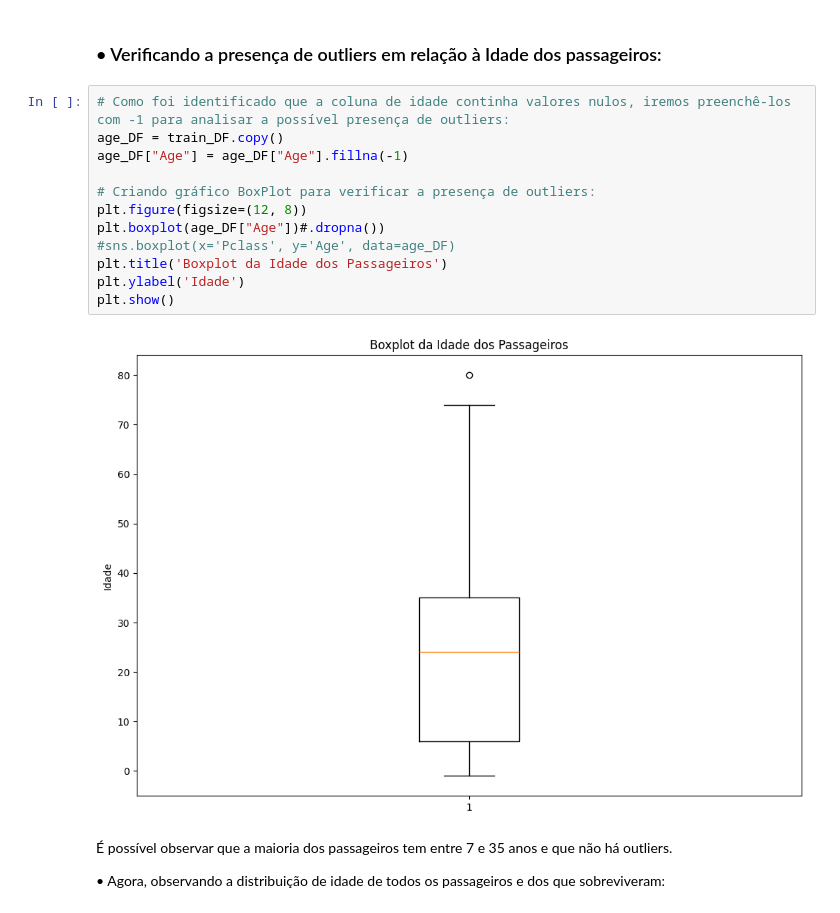
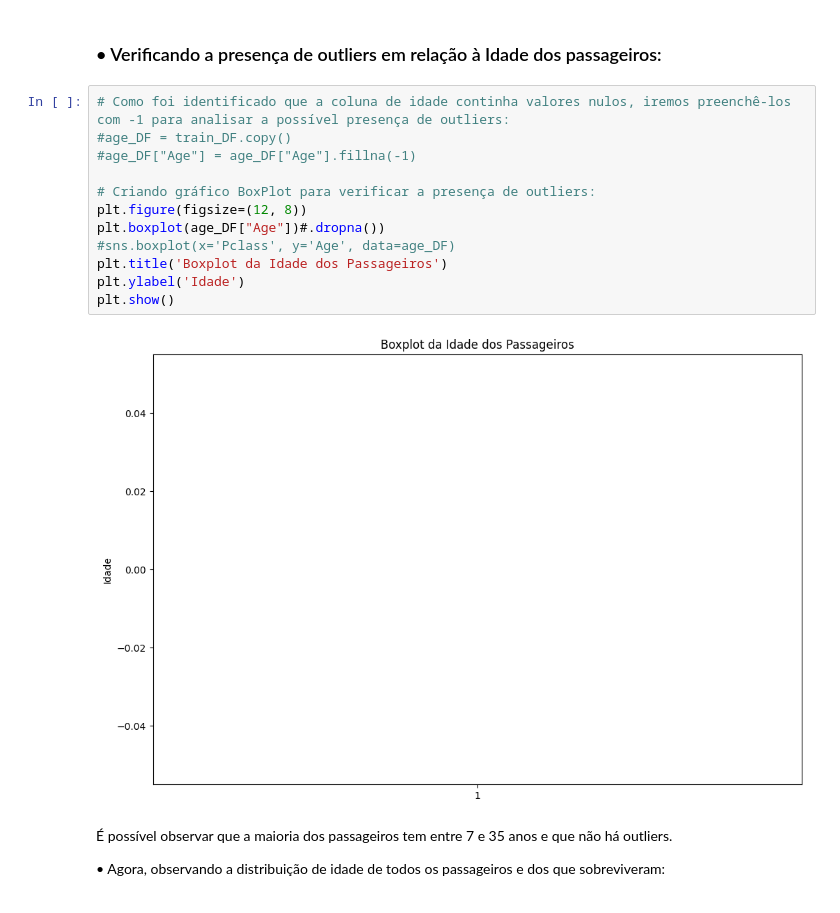
Before and after one commit to LSouzaCosta/DataScience, a Jupyter notebook: Titanic/01_EDA_titanic.ipynb, the cells around one changed output. Saved outputs shown, nothing was run; the diff lists cells and outputs as text.

```diff
--- a/Titanic/01_EDA_titanic.ipynb
+++ b/Titanic/01_EDA_titanic.ipynb
@@ -115,18 +115,18 @@ plt.show()
 ### • Verificando a presença de outliers em relação à Idade dos passageiros:
 # %%
 # Como foi identificado que a coluna de idade continha valores nulos, iremos preenchê-los com -1 para analisar a possível presença de outliers:
-age_DF = train_DF.copy()
-age_DF["Age"] = age_DF["Age"].fillna(-1)
+#age_DF = train_DF.copy()
+#age_DF["Age"] = age_DF["Age"].fillna(-1)
 
 # Criando gráfico BoxPlot para verificar a presença de outliers:
 plt.figure(figsize=(12, 8))
 plt.boxplot(age_DF["Age"])#.dropna())
 #sns.boxplot(x='Pclass', y='Age', data=age_DF)
 plt.title('Boxplot da Idade dos Passageiros')
 plt.ylabel('Idade')
 plt.show()
 # %% [output]
-[figure, old version]
+[figure, new version]
 # %% [markdown]
 É possível observar que a maioria dos passageiros tem entre 7 e 35 anos e que não há outliers.
 
```
Also changed, not shown: parts of 3 cells of this notebook, 3 other files.
